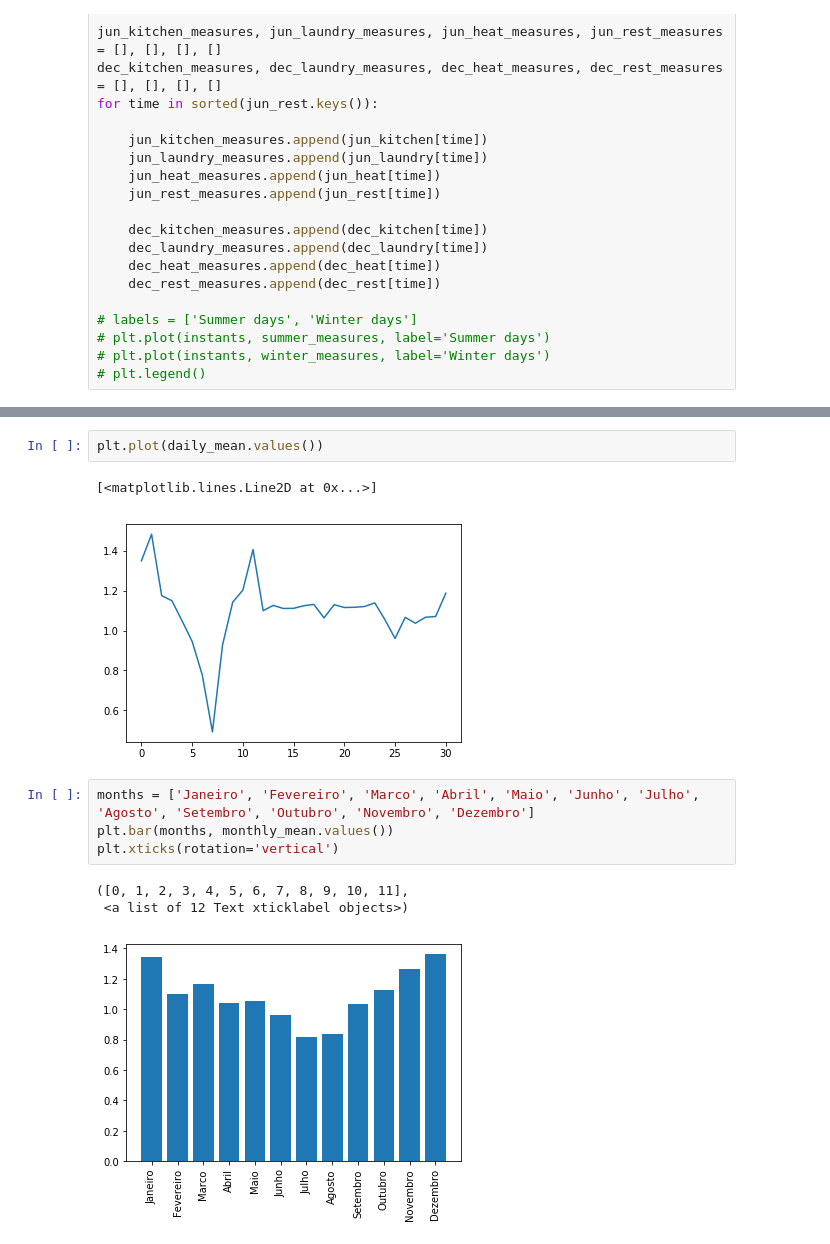
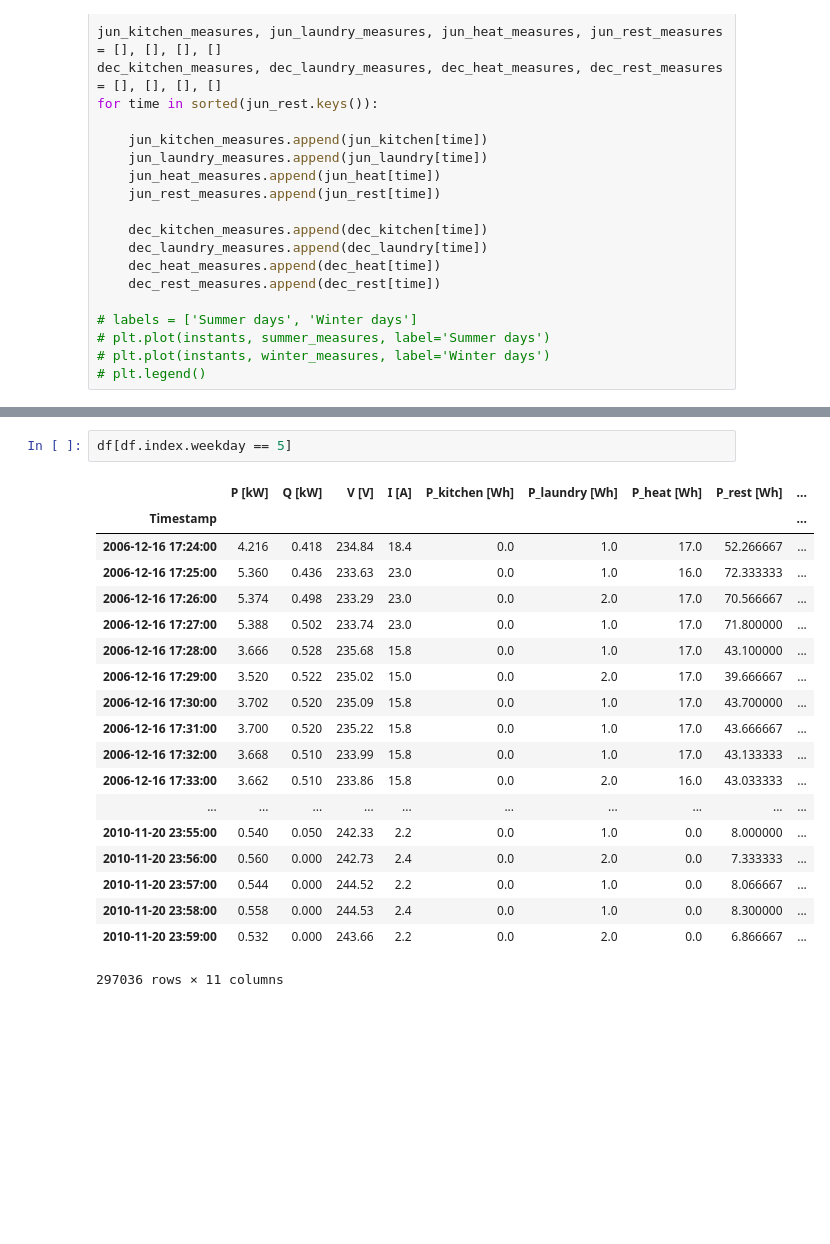
Before and after one commit to gnegrelli/test_ambar, a Jupyter notebook: test_Ambar.ipynb, the cells around one changed output, grey strips where cells are left out. Cells and saved outputs as stored; diff of their text form; blank space fills up the shorter version.

```diff
--- a/test_Ambar.ipynb
+++ b/test_Ambar.ipynb
@@ -196,13 +270,22 @@ plt.ylim(0.8, 1.2)
-# %%
-plt.plot(daily_mean.values())
-# %% [output]
-[<matplotlib.lines.Line2D at 0x...>]
-[figure, removed]
-# %%
-months = ['Janeiro', 'Fevereiro', 'Marco', 'Abril', 'Maio', 'Junho', 'Julho', 'Agosto', 'Setembro', 'Outubro', 'Novembro', 'Dezembro']
-plt.bar(months, monthly_mean.values())
-plt.xticks(rotation='vertical')
-# %% [output]
-([0, 1, 2, 3, 4, 5, 6, 7, 8, 9, 10, 11],
- <a list of 12 Text xticklabel objects>)
-[figure, removed]
+# %%
+df[df.index.weekday == 5]
+# %% [output]
+|  | P [kW] | Q [kW] | V [V] | I [A] | P_kitchen [Wh] | P_laundry [Wh] | P_heat [Wh] | P_rest [Wh] | ... |
+| Timestamp |  |  |  |  |  |  |  |  | ... |
+| 2006-12-16 17:24:00 | 4.216 | 0.418 | 234.84 | 18.4 | 0.0 | 1.0 | 17.0 | 52.266667 | ... |
+| 2006-12-16 17:25:00 | 5.360 | 0.436 | 233.63 | 23.0 | 0.0 | 1.0 | 16.0 | 72.333333 | ... |
+| 2006-12-16 17:26:00 | 5.374 | 0.498 | 233.29 | 23.0 | 0.0 | 2.0 | 17.0 | 70.566667 | ... |
+| 2006-12-16 17:27:00 | 5.388 | 0.502 | 233.74 | 23.0 | 0.0 | 1.0 | 17.0 | 71.800000 | ... |
+| 2006-12-16 17:28:00 | 3.666 | 0.528 | 235.68 | 15.8 | 0.0 | 1.0 | 17.0 | 43.100000 | ... |
+| 2006-12-16 17:29:00 | 3.520 | 0.522 | 235.02 | 15.0 | 0.0 | 2.0 | 17.0 | 39.666667 | ... |
+| 2006-12-16 17:30:00 | 3.702 | 0.520 | 235.09 | 15.8 | 0.0 | 1.0 | 17.0 | 43.700000 | ... |
+| 2006-12-16 17:31:00 | 3.700 | 0.520 | 235.22 | 15.8 | 0.0 | 1.0 | 17.0 | 43.666667 | ... |
+| 2006-12-16 17:32:00 | 3.668 | 0.510 | 233.99 | 15.8 | 0.0 | 1.0 | 17.0 | 43.133333 | ... |
+| 2006-12-16 17:33:00 | 3.662 | 0.510 | 233.86 | 15.8 | 0.0 | 2.0 | 16.0 | 43.033333 | ... |
+| ... | ... | ... | ... | ... | ... | ... | ... | ... | ... |
+| 2010-11-20 23:55:00 | 0.540 | 0.050 | 242.33 | 2.2 | 0.0 | 1.0 | 0.0 | 8.000000 | ... |
+| 2010-11-20 23:56:00 | 0.560 | 0.000 | 242.73 | 2.4 | 0.0 | 2.0 | 0.0 | 7.333333 | ... |
+| 2010-11-20 23:57:00 | 0.544 | 0.000 | 244.52 | 2.2 | 0.0 | 1.0 | 0.0 | 8.066667 | ... |
+| 2010-11-20 23:58:00 | 0.558 | 0.000 | 244.53 | 2.4 | 0.0 | 1.0 | 0.0 | 8.300000 | ... |
+| 2010-11-20 23:59:00 | 0.532 | 0.000 | 243.66 | 2.2 | 0.0 | 2.0 | 0.0 | 6.866667 | ... |
+297036 rows × 11 columns
```
Also changed, not shown: parts of 15 cells of this notebook.
